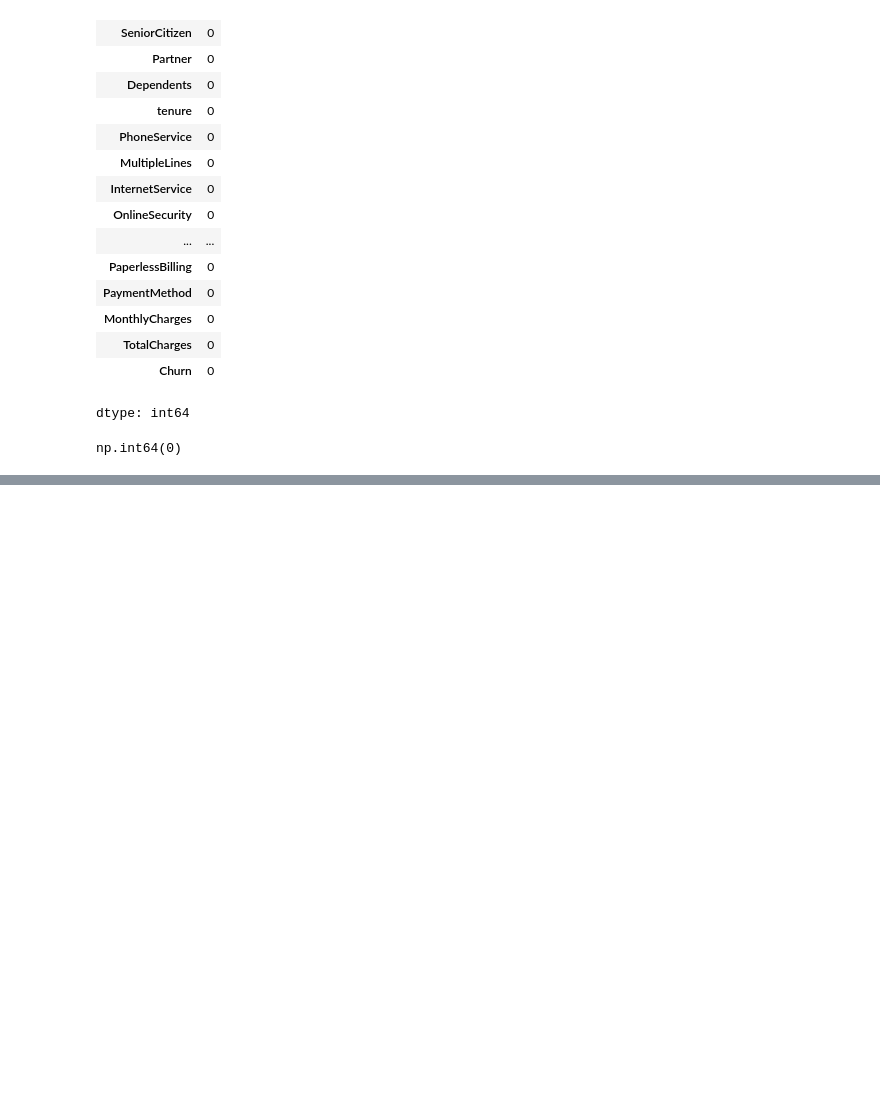
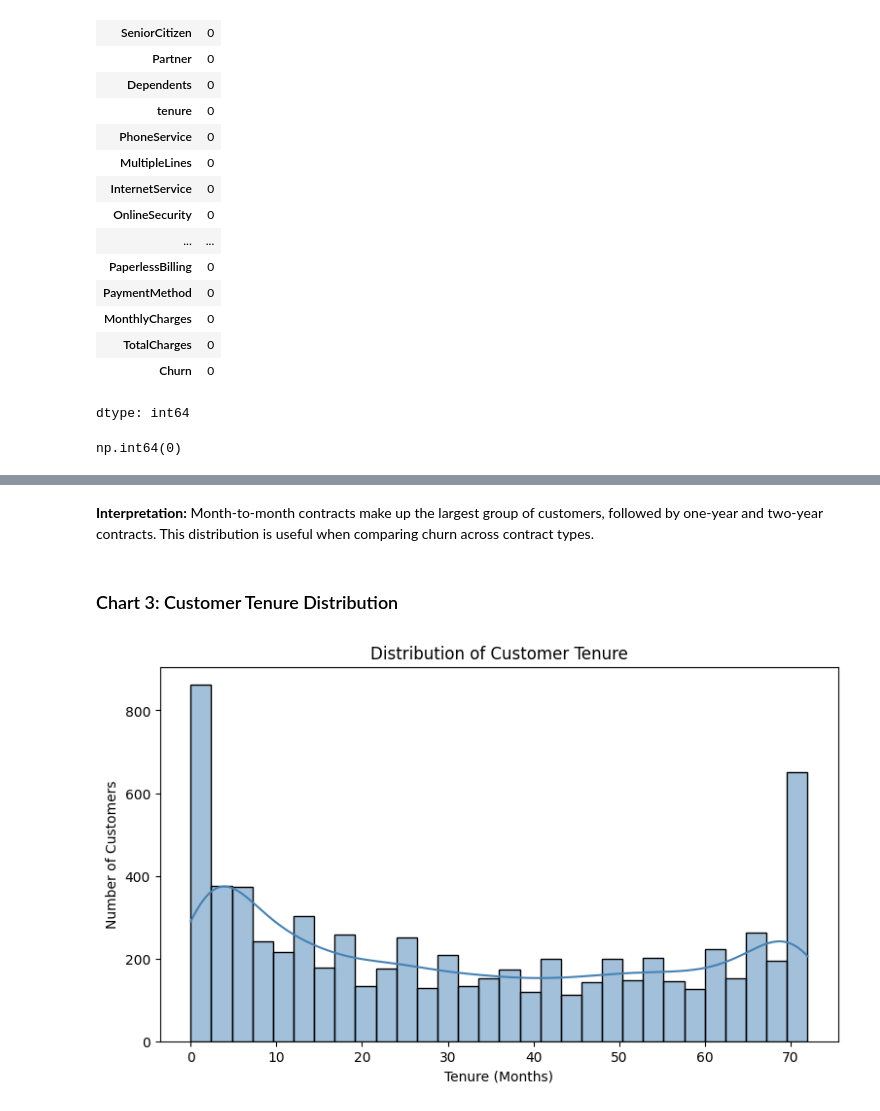
Before and after one commit to sriranjanisrivatsa93/Telco-Data-Analytics, a Jupyter notebook: Telco_Customer_Churn_Analysis.ipynb, the cells around one changed output, grey strips where cells are left out. Cells and saved outputs as stored; diff of their text form; code cells hidden in the pictures; blank space fills up the shorter version.

```diff
--- a/Telco_Customer_Churn_Analysis.ipynb
+++ b/Telco_Customer_Churn_Analysis.ipynb
@@ -197,0 +591,13 @@ np.int64(0)
+# %% [markdown]
+**Interpretation:** Month-to-month contracts make up the largest group of customers, followed by one-year and two-year contracts. This distribution is useful when comparing churn across contract types.
+# %% [markdown]
+### Chart 3: Customer Tenure Distribution
+# %%
+plt.figure(figsize=(9,5))
+sns.histplot(data=df, x='tenure', bins=30, kde=True, color='steelblue')
+plt.title('Distribution of Customer Tenure')
+plt.xlabel('Tenure (Months)')
+plt.ylabel('Number of Customers')
+plt.show()
+# %% [output]
+[figure, added]
```
Also changed, not shown: parts of 79 cells of this notebook, 4 other files.
